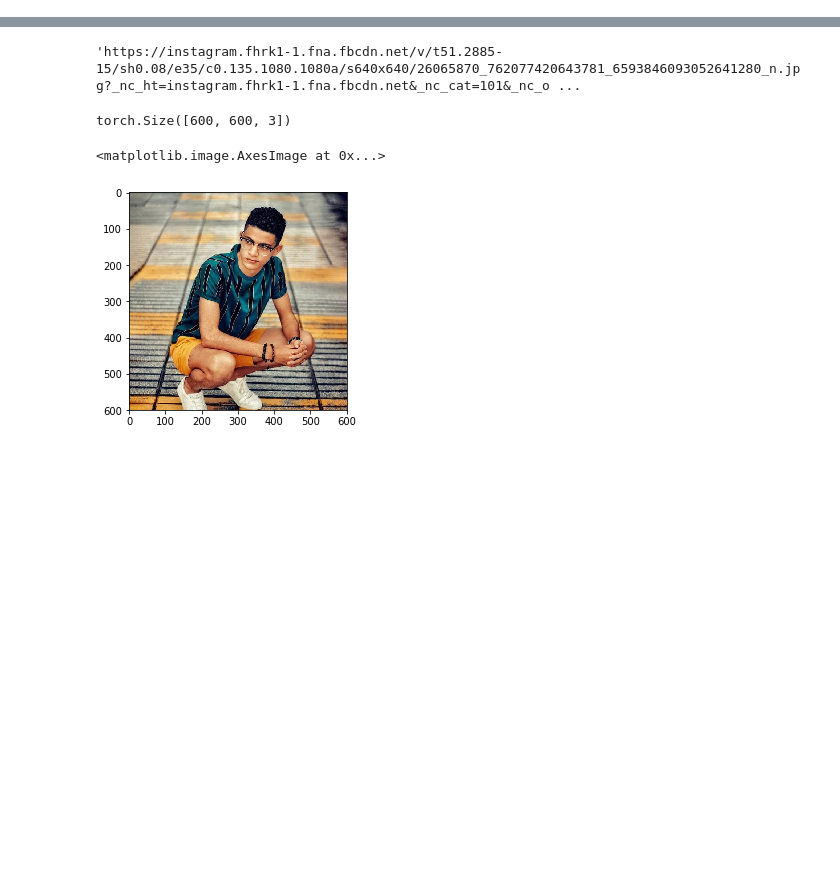
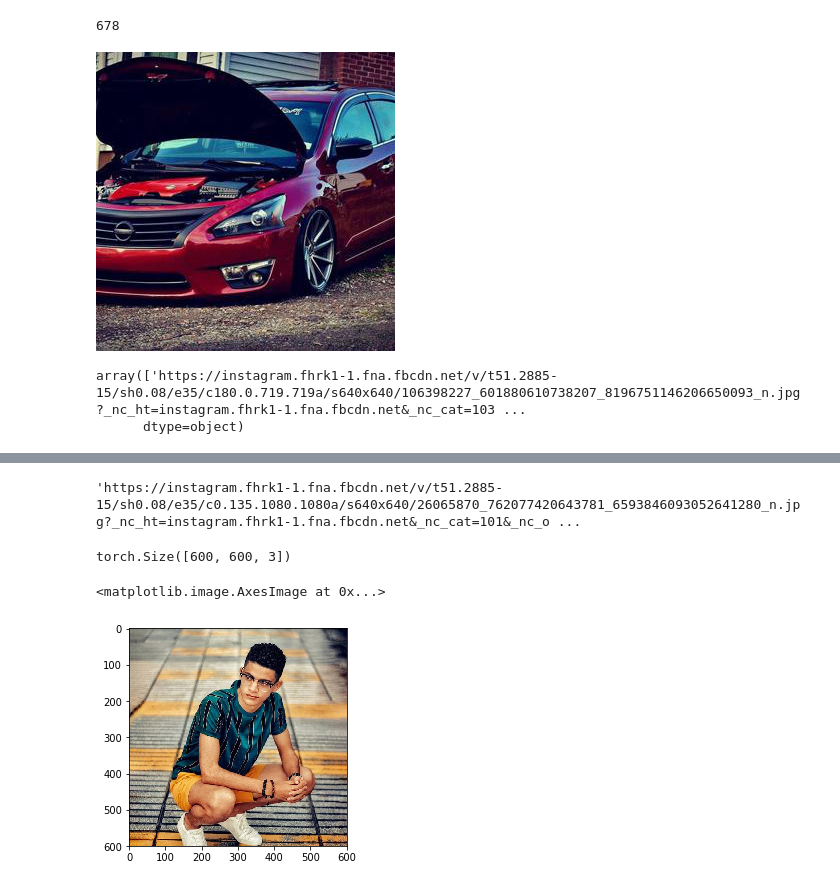
Before and after one commit to shpq/utils, a Jupyter notebook: training/classification_from_wild/notebook.ipynb, the cells around one changed output, grey strips where cells are left out. Cells and saved outputs as stored; diff of their text form; code cells hidden in the pictures; blank space fills up the shorter version.

```diff
--- a/training/classification_from_wild/notebook.ipynb
+++ b/training/classification_from_wild/notebook.ipynb
@@ -20,0 +76,4 @@ len(u)
+# %%
+len(to_del)
+# %% [output]
+678
@@ -21,3 +84,12 @@ len(u)
+# %%
+Image.open('storages/unpersonal_299x299/113401.jpg')
+# %% [output]
+[figure, added]
+# %%
+df[df.name.str.contains("113401")].url.values
+# %% [output]
+array(['https://instagram.fhrk1-1.fna.fbcdn.net/v/t51.2885-15/sh0.08/e35/c180.0.719.719a/s640x640/106398227_601880610738207_8196751146206650093_n.jpg?_nc_ht=instagram.fhrk1-1.fna.fbcdn.net&_nc_cat=103 ...
+      dtype=object)
 # %%
 df = df[df.url.str.len() > 20]
 # %%
```
Also changed, not shown: parts of 18 cells of this notebook, 8 other files.
